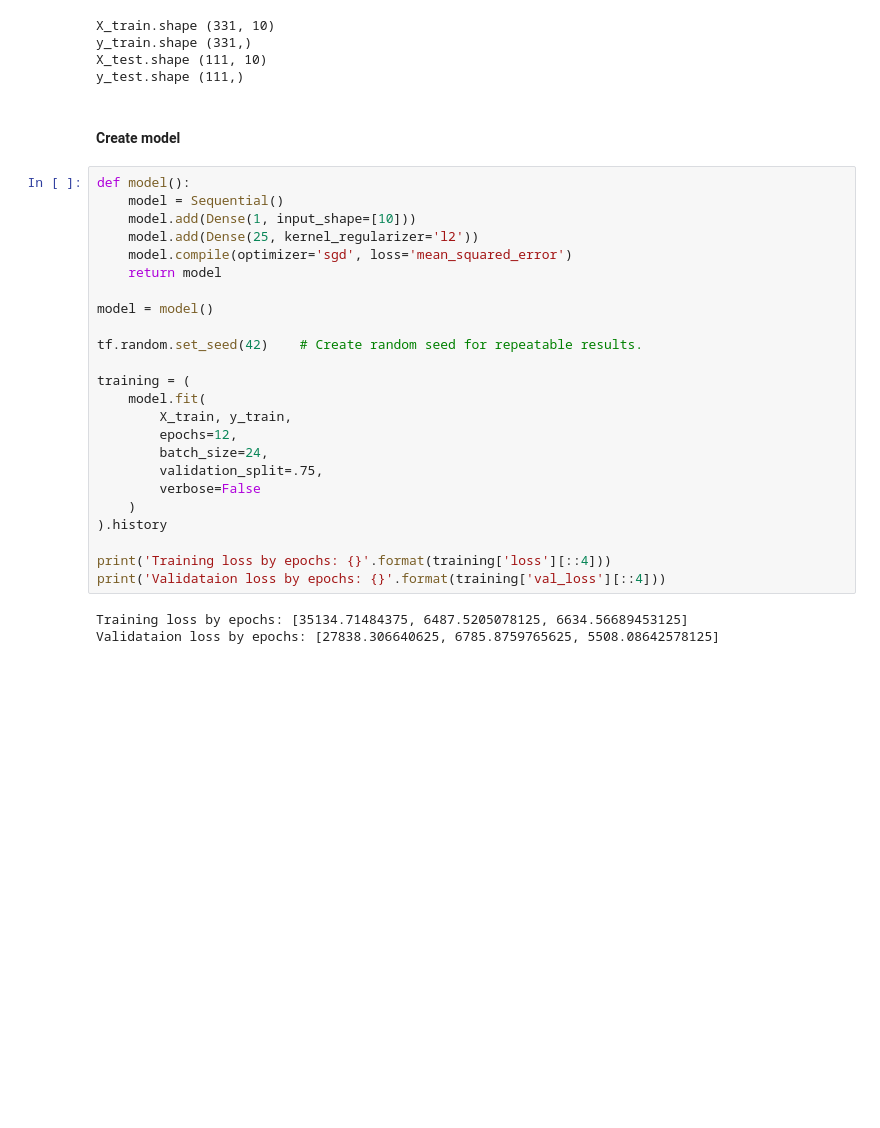
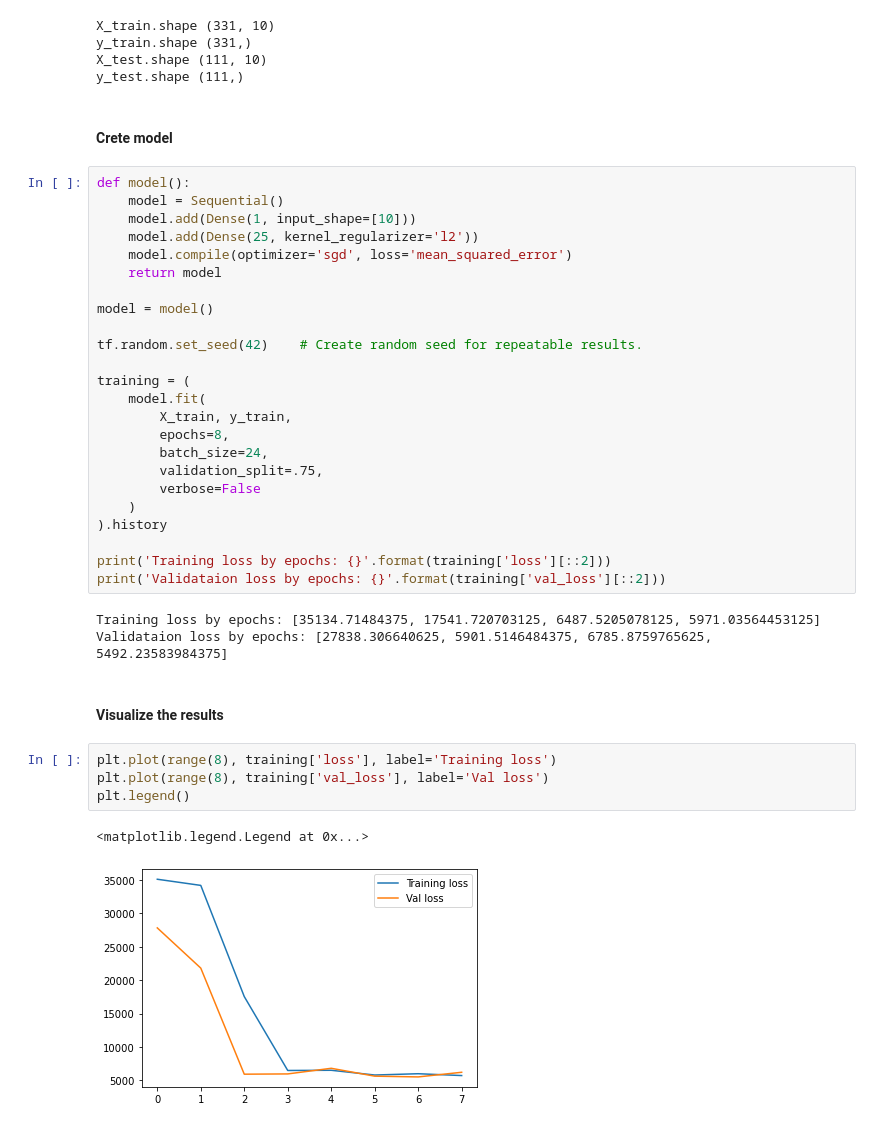
Before and after one commit to rohannakra/Simple-Neural-Network-Experiments, a Jupyter notebook: simple_neural_net_exp_3.ipynb, the cells around one changed output. Saved outputs shown, nothing was run; the diff lists cells and outputs as text; blank space fills up the shorter version.

Commit message:
Adding plots.

```diff
--- a/simple_neural_net_exp_3.ipynb
+++ b/simple_neural_net_exp_3.ipynb
@@ -32,7 +32,7 @@ y_train.shape (331,)
 X_test.shape (111, 10)
 y_test.shape (111,)
 # %% [markdown]
-#### Create model
+#### Crete model
 # %%
 def model():
     model = Sequential()
@@ -48,15 +48,24 @@ tf.random.set_seed(42)    # Create random seed for repeatable results.
 training = (
     model.fit(
         X_train, y_train,
-        epochs=12,
+        epochs=8,
         batch_size=24,
         validation_split=.75,
         verbose=False
     )
 ).history
 
-print('Training loss by epochs: {}'.format(training['loss'][::4]))
-print('Validataion loss by epochs: {}'.format(training['val_loss'][::4]))
+print('Training loss by epochs: {}'.format(training['loss'][::2]))
+print('Validataion loss by epochs: {}'.format(training['val_loss'][::2]))
 # %% [output]
-Training loss by epochs: [35134.71484375, 6487.5205078125, 6634.56689453125]
-Validataion loss by epochs: [27838.306640625, 6785.8759765625, 5508.08642578125]
+Training loss by epochs: [35134.71484375, 17541.720703125, 6487.5205078125, 5971.03564453125]
+Validataion loss by epochs: [27838.306640625, 5901.5146484375, 6785.8759765625, 5492.23583984375]
+# %% [markdown]
+#### Visualize the results
+# %%
+plt.plot(range(8), training['loss'], label='Training loss')
+plt.plot(range(8), training['val_loss'], label='Val loss')
+plt.legend()
+# %% [output]
+<matplotlib.legend.Legend at 0x...>
+[figure, added]
```
